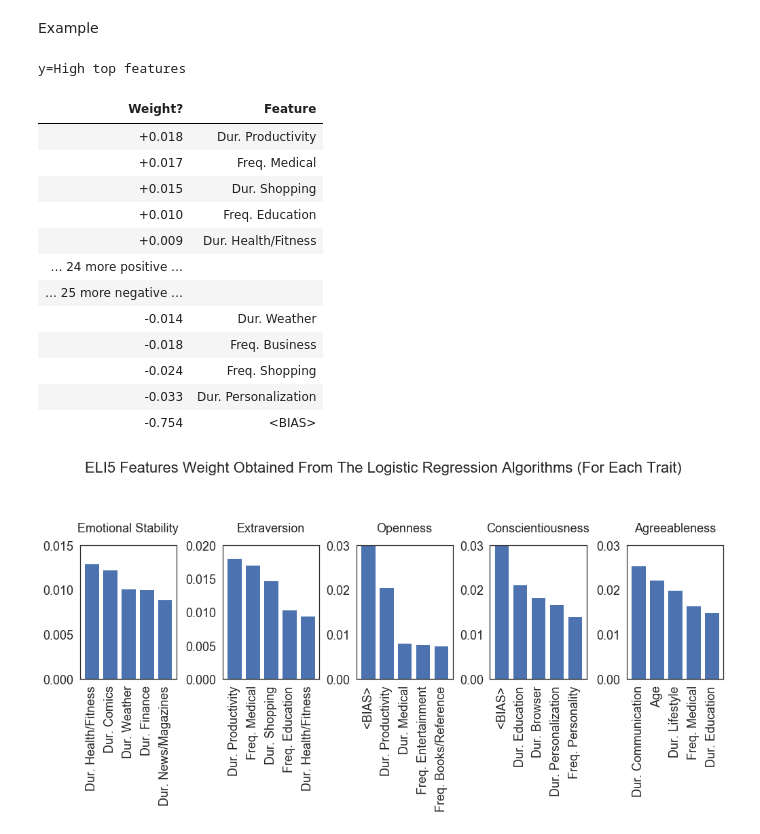
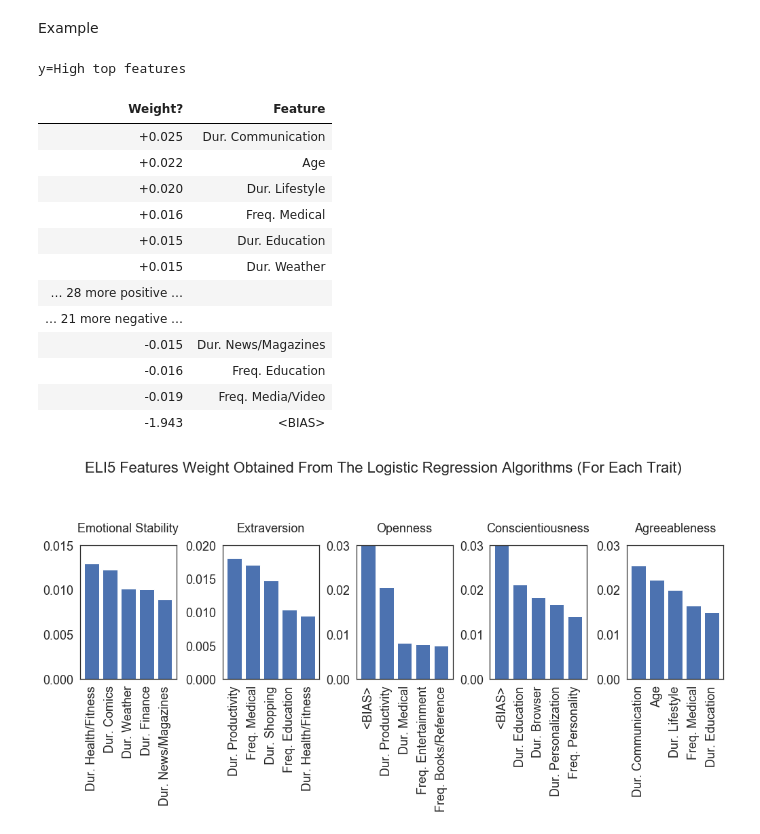
Before and after one commit to rafaoncloud/explainable_AI_personality_traits_big_five, a Jupyter notebook: LIME.ipynb, the cells around one changed output. Saved outputs shown, nothing was run; the diff lists cells and outputs as text; code cells hidden in the pictures.

```diff
--- a/LIME.ipynb
+++ b/LIME.ipynb
@@ -1102,22 +1102,22 @@ Example
 # %%
 vec = DictVectorizer()
 
-show_weights(lr_clf_extr,feature_names=X_labels,target_names=['Low','High'], top=10)
+show_weights(lr_clf_agr,feature_names=X_labels,target_names=['Low','High'], top=10)
 # %% [output]
 y=High top features
 | Weight? | Feature |
-| +0.018 | Dur. Productivity |
-| +0.017 | Freq. Medical |
-| +0.015 | Dur. Shopping |
-| +0.010 | Freq. Education |
-| +0.009 | Dur. Health/Fitness |
-| … 24 more positive … |  |
-| … 25 more negative … |  |
-| -0.014 | Dur. Weather |
-| -0.018 | Freq. Business |
-| -0.024 | Freq. Shopping |
-| -0.033 | Dur. Personalization |
-| -0.754 | <BIAS> |
+| +0.025 | Dur. Communication |
+| +0.022 | Age |
+| +0.020 | Dur. Lifestyle |
+| +0.016 | Freq. Medical |
+| +0.015 | Dur. Education |
+| +0.015 | Dur. Weather |
+| … 28 more positive … |  |
+| … 21 more negative … |  |
+| -0.015 | Dur. News/Magazines |
+| -0.016 | Freq. Education |
+| -0.019 | Freq. Media/Video |
+| -1.943 | <BIAS> |
 # %%
 def eli5_explain_weights_for_clf(clfs, filePath):
     df_eli5 = None
```
